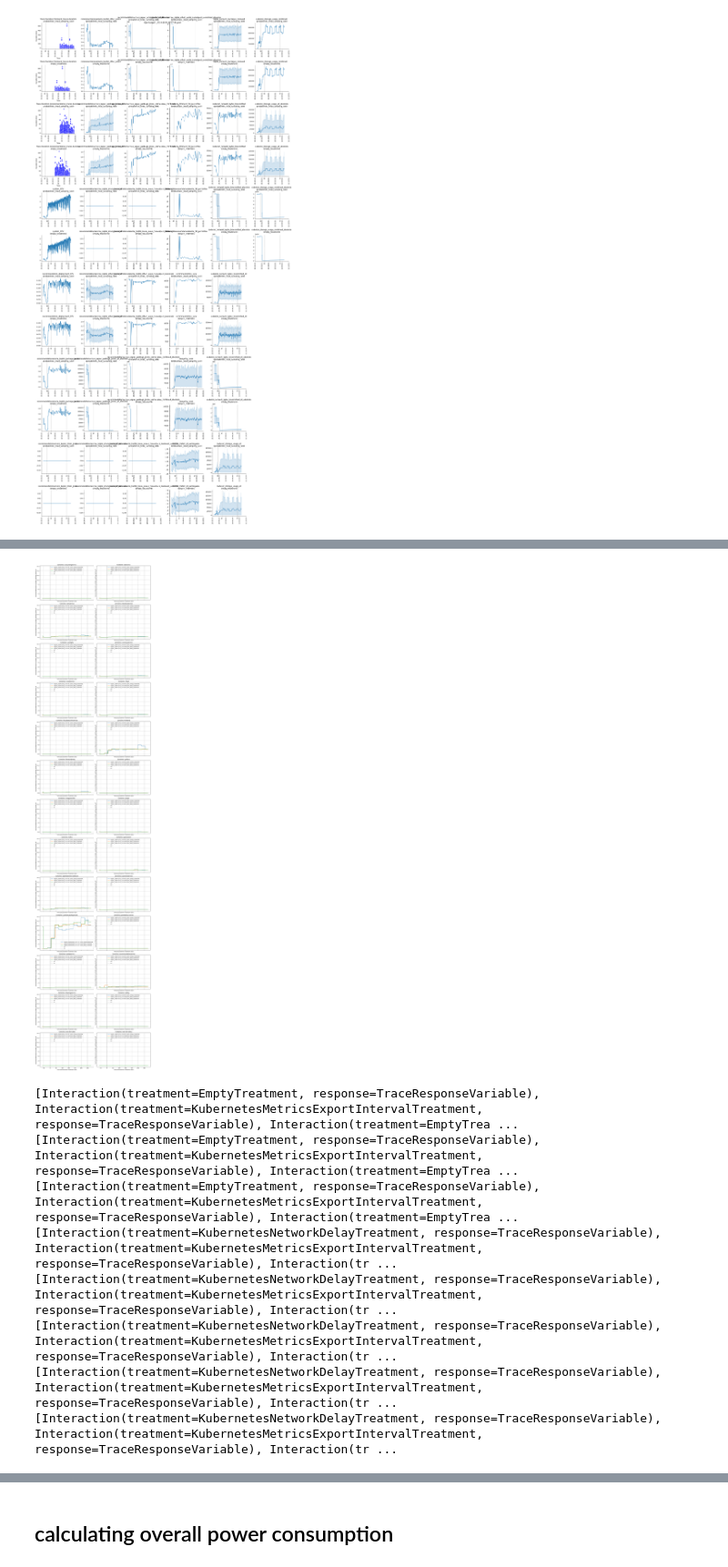
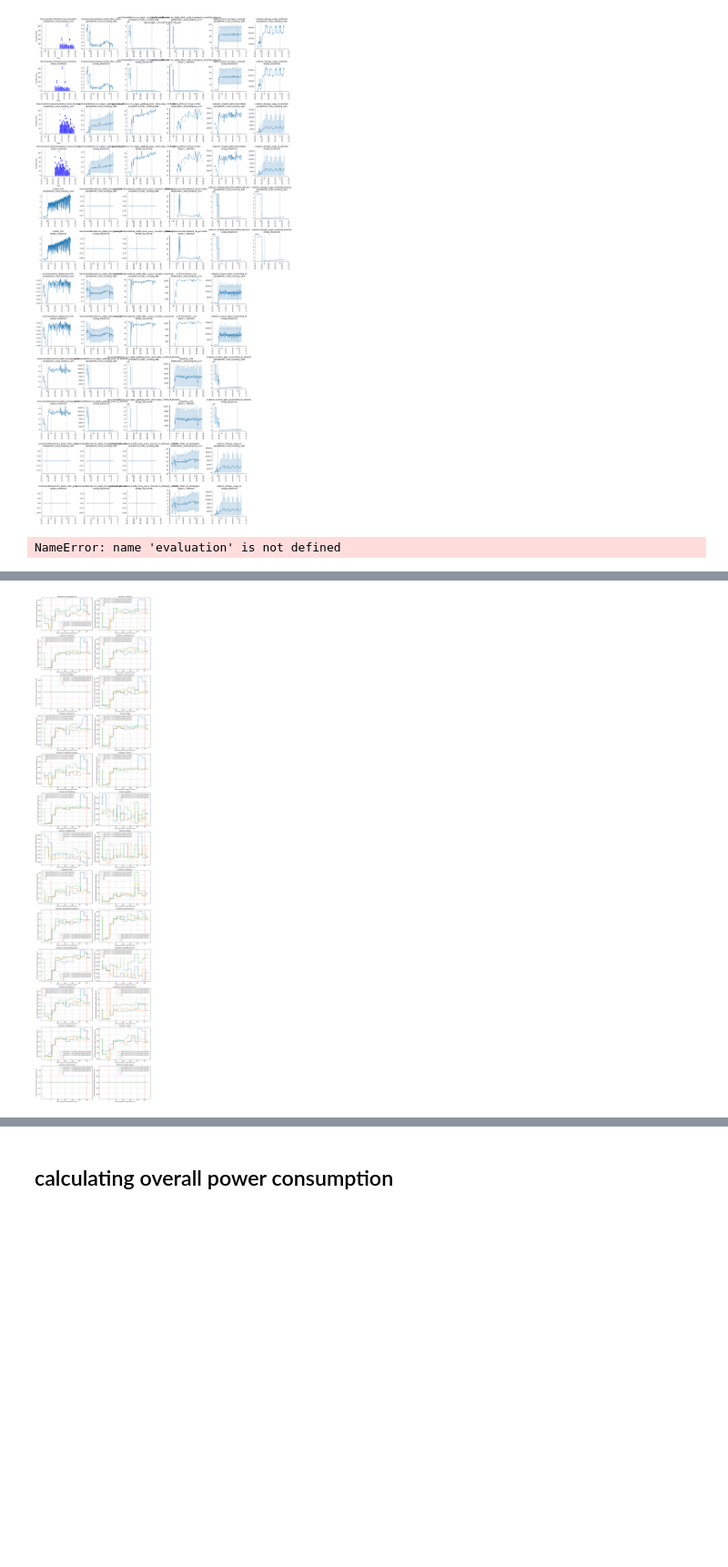
Before and after one commit to JulianLegler/goxn, a Jupyter notebook: Evaluation.ipynb, the cells around one changed output, grey strips where cells are left out. Shown at 91% size. Cells and saved outputs as stored; diff of their text form; code cells hidden in the pictures; blank space fills up the shorter version.

Commit message:
feat: draw kepler related graphs for each service feat: draw kepler graph for all servicees together feat: calculcate absolute energy usage difference

```diff
--- a/Evaluation.ipynb
+++ b/Evaluation.ipynb
@@ -114,4 +114,23 @@ Interaction 65 for empty_treatment
 cadvisor_storage_usage_combined_absolute
 Data points: 2105
 [figure]
+# %%
+import os
+import importlib
+import matplotlib.pyplot as plt
+import seaborn as sns
+import pandas as pd
+from math import ceil
+from gevent import monkey
+from evaluation import Report
+
+# Patch all and reload evaluation module
+monkey.patch_all()
+importlib.reload(evaluation)
+
+# cache the dataframes
+cached_dataframes_kepler_pods = []
+cached_dataframes_kepler_namespace = []
+# %% [output]
+NameError: name 'evaluation' is not defined
 # %%
@@ -244,7 +346,11 @@ treatment_names = ["delay_treatment", "empty_treatment", "increase_otel_metric_i
 #                       baseline                            delay 1m                            delay 1s
 report_names = ["report_2024-11-05_16-03-31.yaml", "report_2024-11-05_16-10-58.yaml", "report_2024-11-05_16-18-01.yaml"]
 
-plot_kepler_metrics_per_pod(report_directory, "recommendationservice_kepler_package_joules_all", treatment_names, report_names)
+response_name = "recommendationservice_kepler_package_joules_all"
 
-plot_kepler_metrics_per_pod(report_directory, "recommendationservice_kepler_other_joules_all", treatment_names, report_names)
+cached_dataframes_kepler_pods, combined_df, treatment_start_time, treatment_end_time = load_reports_and_normalize_time(cached_dataframes_kepler_pods, report_directory, response_name, treatment_names, report_names)
+
+plot_kepler_metrics_per_pod(combined_df, response_name, treatment_end_time, treatment_start_time)
+
+#plot_kepler_metrics_per_pod(report_directory, "recommendationservice_kepler_other_joules_all", treatment_names, report_names)
 # %% [output]
@@ -262,9 +374 @@ Warning: Inconsistent treatment start or end times for report report_2024-11-05_
-[figure, old version]
+[figure, new version]
-[Interaction(treatment=EmptyTreatment, response=TraceResponseVariable), Interaction(treatment=KubernetesMetricsExportIntervalTreatment, response=TraceResponseVariable), Interaction(treatment=EmptyTrea ...
-[Interaction(treatment=EmptyTreatment, response=TraceResponseVariable), Interaction(treatment=KubernetesMetricsExportIntervalTreatment, response=TraceResponseVariable), Interaction(treatment=EmptyTrea ...
-[Interaction(treatment=EmptyTreatment, response=TraceResponseVariable), Interaction(treatment=KubernetesMetricsExportIntervalTreatment, response=TraceResponseVariable), Interaction(treatment=EmptyTrea ...
-[Interaction(treatment=KubernetesNetworkDelayTreatment, response=TraceResponseVariable), Interaction(treatment=KubernetesMetricsExportIntervalTreatment, response=TraceResponseVariable), Interaction(tr ...
-[Interaction(treatment=KubernetesNetworkDelayTreatment, response=TraceResponseVariable), Interaction(treatment=KubernetesMetricsExportIntervalTreatment, response=TraceResponseVariable), Interaction(tr ...
-[Interaction(treatment=KubernetesNetworkDelayTreatment, response=TraceResponseVariable), Interaction(treatment=KubernetesMetricsExportIntervalTreatment, response=TraceResponseVariable), Interaction(tr ...
-[Interaction(treatment=KubernetesNetworkDelayTreatment, response=TraceResponseVariable), Interaction(treatment=KubernetesMetricsExportIntervalTreatment, response=TraceResponseVariable), Interaction(tr ...
-[Interaction(treatment=KubernetesNetworkDelayTreatment, response=TraceResponseVariable), Interaction(treatment=KubernetesMetricsExportIntervalTreatment, response=TraceResponseVariable), Interaction(tr ...
```
Also changed, not shown: parts of 5 cells of this notebook.
